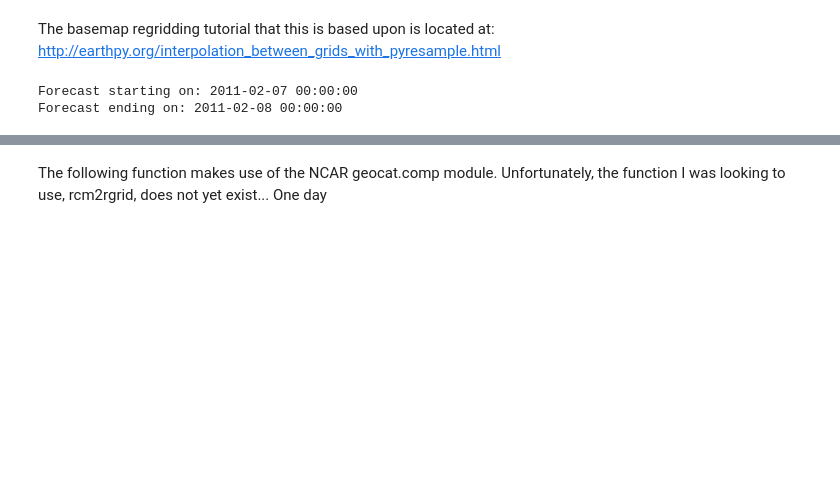
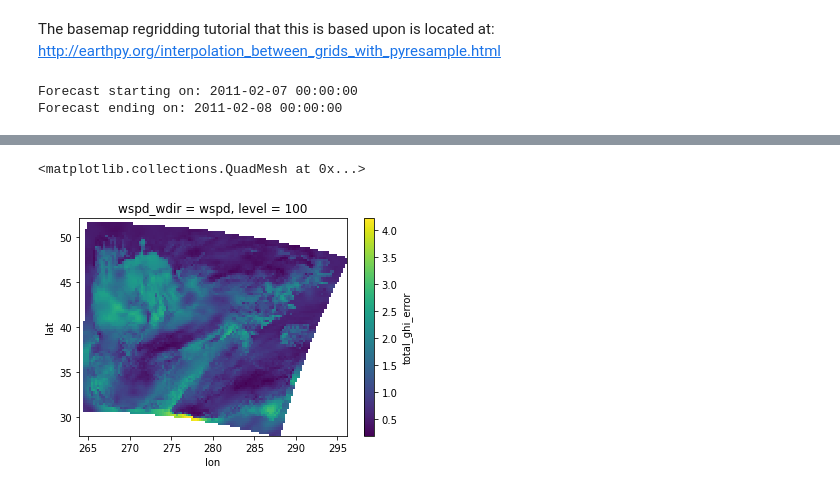
Before and after one commit to jeffreysward/met4ene, a Jupyter notebook: post/python/WRF_regridding_pyresample.ipynb, the cells around one changed output, grey strips where cells are left out. Drawn from its saved outputs; the diff is of its cells as text; code cells hidden in the pictures; blank space fills up the shorter version.

```diff
--- a/post/python/WRF_regridding_pyresample.ipynb
+++ b/post/python/WRF_regridding_pyresample.ipynb
@@ -150,4 +234,28 @@ AttributeError: 'DataArray' object has no attribute 'ravel'
+# %%
+# Now do everything above within a time loop within a function...
+def prs_nearest_regrid(data, var, source_def, target_def, target_lat, target_lon):
+    first = True
+    for timestr in data.Time:
+        # Select the time slice from xarray
+        data_slice = data[var].sel(Time=timestr)
+        # Regrid with a nearest neighbor algorithm
+        regridded_data_slice = prs.kd_tree.resample_nearest(source_def, data_slice.values, \
+                     target_def, radius_of_influence=25000, fill_value=None)
+        # Put result into an xarray DataArray
+        regridded_data_slice_da = xr.DataArray(regridded_data_slice, dims=('lat', 'lon'), coords={'lat': target_lat, 'lon': target_lon})
+        # Transform the latitude coordinate back to [0-360]
+        regridded_data_slice_da.coords['lon'] = (regridded_data_slice_da.coords['lon'] % 360)
+        # Add a time dimension
+        regridded_data_slice_da.coords['Time'] = timestr.values
+        regridded_data_slice_da = regridded_data_slice_da.expand_dims('Time')
+        if first is True:
+            regridded_data = regridded_data_slice_da
+            first = False
+        else:
+            regridded_data = xr.concat([regridded_data, regridded_data_slice_da], 'Time')
+
+    return regridded_data
 # %%
 # Do the regridding
-wrf_ghi_regrid = prsbilinear.xarr.XArrayResamplerBilinear(wrfdata.ghi, wrf_def, era_def, radius=50e3, fill_value=None)
-wrf_ghi_regrid
+wrf_ghi_regrid = prs_nearest_regrid(wrfdata, 'ghi', wrf_def, era_def, era_lat, era_lon)
+wrf_wpd_regrid = prs_nearest_regrid(wrfdata, 'wpd', wrf_def, era_def, era_lat, era_lon)
@@ -169,0 +285,4 @@ wpd2d.plot()
+# %%
+# Get the total error now using the function in optwrf.runwrf
+wrfdata = rw.wrf_era5_error(wrfdata, eradata)
+wrfdata
@@ -228,2 +349,0 @@ sum(daylight_factors) / len(daylight_factors)
-# %% [markdown]
-The following function makes use of the NCAR geocat.comp module. Unfortunately, the function I was looking to use, rcm2rgrid, does not yet exist... One day
@@ -296,0 +350,5 @@ def wrf_era5_regrid_geocat(in_yr, in_mo, wrfdir='./', eradir='/share/mzhang/jas9
+# %%
+wrfdata.total_ghi_error.plot()
+# %% [output]
+<matplotlib.collections.QuadMesh at 0x...>
+[figure, added]
```
Also changed, not shown: parts of 41 cells of this notebook, 6 other files.
